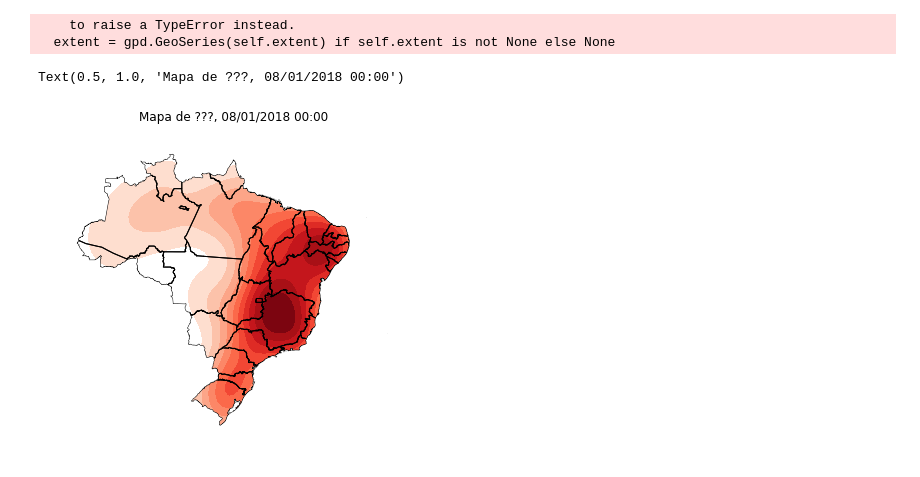
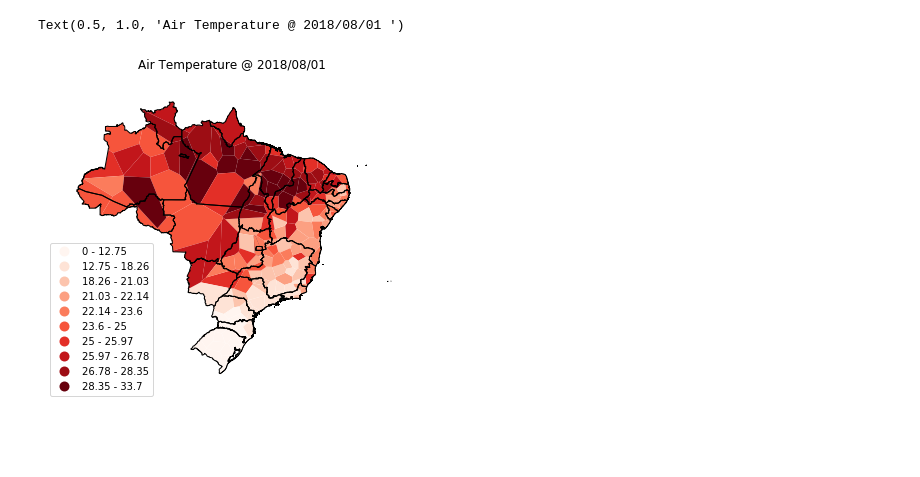
Before and after one commit to andrefellipe/ccd, a Jupyter notebook: maps.ipynb, the cells around one changed output. Saved outputs shown, nothing was run; the diff lists cells and outputs as text; code cells hidden in the pictures; blank space fills up the shorter version.

Commit message:
Updated gplt to Vonoroi

```diff
--- a/maps.ipynb
+++ b/maps.ipynb
@@ -94,12 +45,19 @@ gdf_2018_08_01_00 = gpd.GeoDataFrame(
 # o gráfico quando esse parâmetro é enviado, usamos um plot sem ele apenas
 # para testes.
 
-#ax = gplt.kdeplot(gdf_2018_08_01_00[gdf_2018_08_01_00['tair'] > 0], shade=True, cmap='Reds', n_levels=3)
-ax = gplt.kdeplot(gdf_2018_08_01_00[gdf_2018_08_01_00['tair'] > 0], clip=br.geometry, shade=True, cmap='Reds')
-gplt.polyplot(br, zorder=1, ax=ax)
-plt.title("Mapa de ???, 08/01/2018 00:00")
+# ax = gplt.kdeplot(gdf_2018_08_01_00[gdf_2018_08_01_00['tair'] > 0], shade=True, cmap='Reds', n_levels=20, )
+# gplt.polyplot(br, zorder=1, ax=ax)
+# plt.title("Mapa de ???, 08/01/2018 00:00")
-# %% [output]
-    to raise a TypeError instead.
-  extent = gpd.GeoSeries(self.extent) if self.extent is not None else None
-Text(0.5, 1.0, 'Mapa de ???, 08/01/2018 00:00')
-[figure, removed]
+# %%
+var = 'tair'
+ax = gplt.voronoi(
+    gdf_2018_08_01_00[gdf_2018_08_01_00[var] == gdf_2018_08_01_00[var]], # Nota: NaN == NaN sempre retorna False!
+    clip=br.simplify(0.1),
+    hue=var, k=10, cmap='Reds', edgecolor='None',
+    legend=True
+)
+gplt.polyplot(br, edgecolor='black', zorder=1, ax=ax)
+ax.set_title("Air Temperature @ 2018/08/01 ")
+# %% [output]
+Text(0.5, 1.0, 'Air Temperature @ 2018/08/01 ')
+[figure, added]
```
Also changed, not shown: parts of 3 cells of this notebook.
